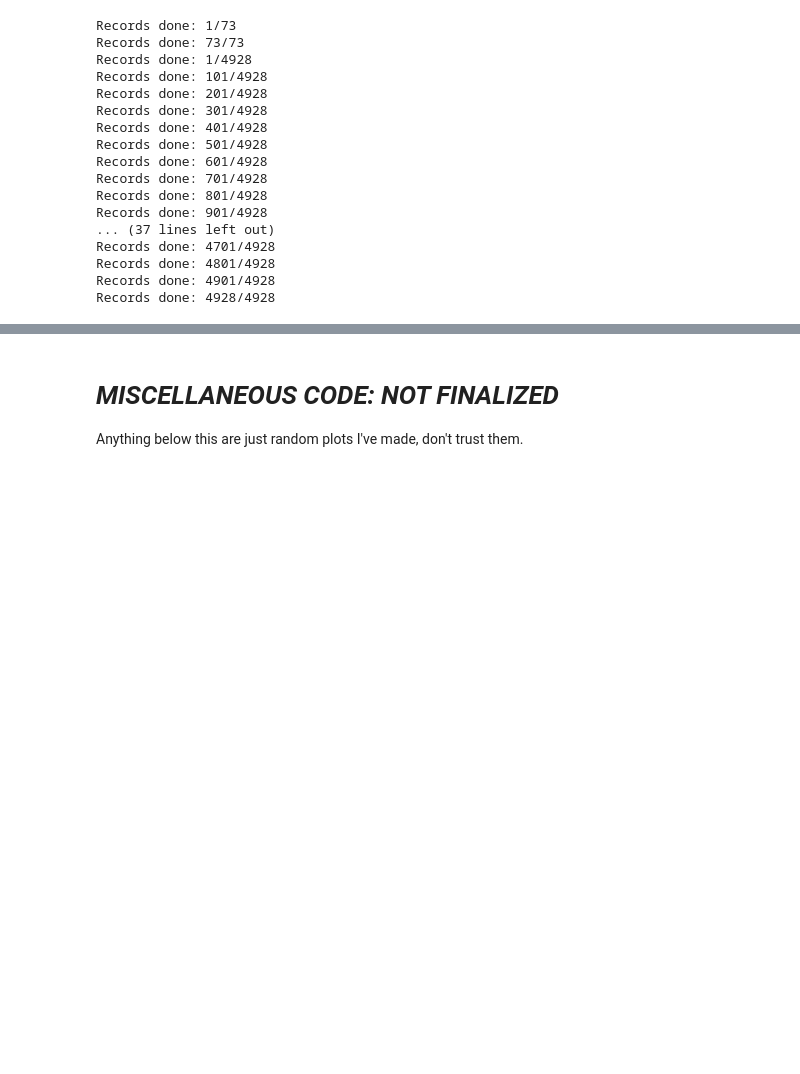
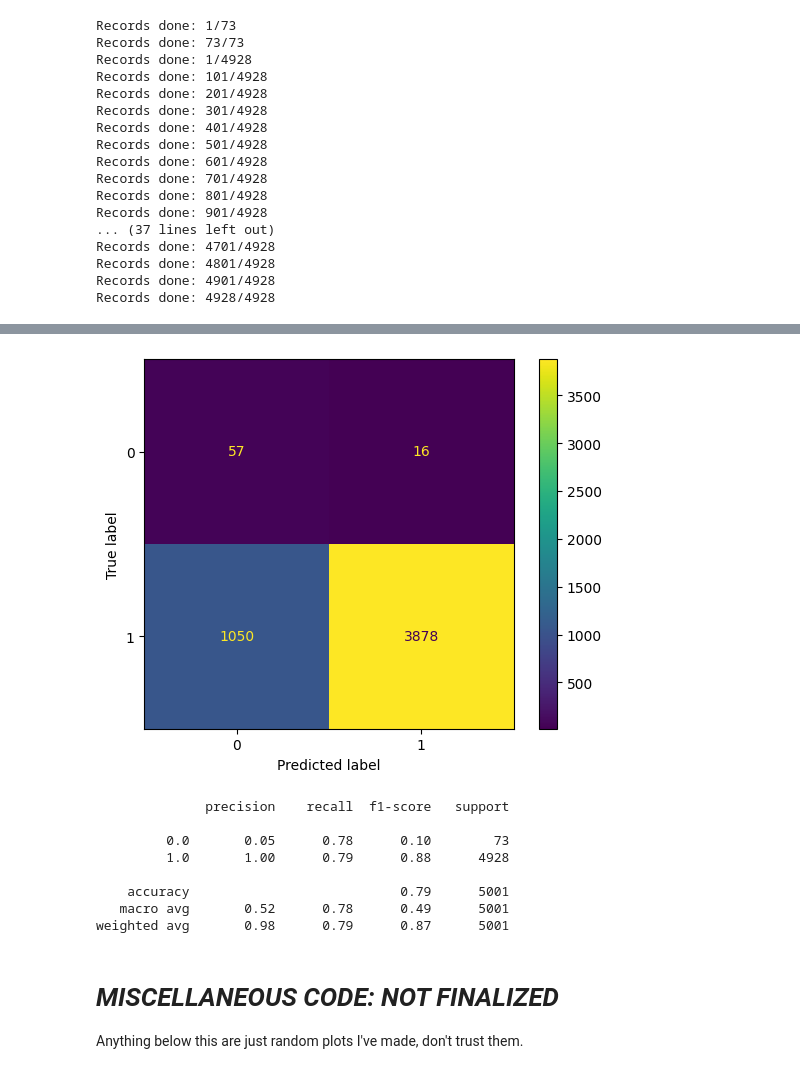
Before and after one commit to patelraj7021/llm-hallucination-monitoring, a Jupyter notebook: CAIS_research_project.ipynb, the cells around one changed output, grey strips where cells are left out. Saved outputs shown, nothing was run; the diff lists cells and outputs as text; code cells hidden in the pictures; blank space fills up the shorter version.

```diff
--- a/CAIS_research_project.ipynb
+++ b/CAIS_research_project.ipynb
@@ -590,0 +695,53 @@ Accuracy: 0.6740651869626075
+# %%
+# try mixture of expert models with balanced datasets
+def train_logistic_regression(train_x, train_y):
+    # get all indices of train_y where 0
+    zero_indices = np.where(train_y == 0)[0]
+    zero_subset_x = train_x[zero_indices]
+    zero_subset_y = train_y[zero_indices]
+    zero_sample_indices = np.random.choice(np.arange(zero_subset_x.shape[0]),
+                                       size=zero_subset_x.shape[0], replace=True)
+    zero_sample_x = zero_subset_x[zero_sample_indices]
+    zero_sample_y = zero_subset_y[zero_sample_indices]
+    # get all indices of train_y where 1
+    one_indices = np.where(train_y == 1)[0]
+    one_subset_x = train_x[one_indices]
+    one_subset_y = train_y[one_indices]
+    # sample with replacement
+    one_sample_indices = np.random.choice(np.arange(one_subset_x.shape[0]),
+                                       size=zero_subset_x.shape[0], replace=True)
+    one_sample_x = one_subset_x[one_sample_indices]
+    one_sample_y = one_subset_y[one_sample_indices]
+    x_sample = np.concatenate((zero_sample_x, one_sample_x), axis=0)
+    y_sample = np.concatenate((zero_sample_y, one_sample_y), axis=0)
+    model = LogisticRegression(n_jobs=-1, fit_intercept=True, penalty=None, solver='saga',
+                               max_iter=5000)
+    model.fit(x_sample, y_sample)
+    return model
+
+predictions = []
+num_models = 100
+for i in range(num_models):
+    print(f'Training model {i+1} of {num_models}')
+    print(f'Training on {len(train_x)} samples')
+    model = train_logistic_regression(train_x, train_y)
+    predictions.append(model.predict(test_x))
+    clear_output(wait=True)
+predictions = np.array(predictions)
+predictions = np.mean(predictions, axis=0)
+predictions = np.where(predictions > 0.5, 1, 0)
+conf_matrix = confusion_matrix(test_y, predictions)
+disp = ConfusionMatrixDisplay(conf_matrix)
+disp.plot()
+plt.show()
+print(classification_report(test_y, predictions))
+# %% [output]
+[figure, added]
+              precision    recall  f1-score   support
+
+         0.0       0.05      0.78      0.10        73
+         1.0       1.00      0.79      0.88      4928
+
+    accuracy                           0.79      5001
+   macro avg       0.52      0.78      0.49      5001
+weighted avg       0.98      0.79      0.87      5001
```
Also changed, not shown: parts of 18 cells of this notebook.
